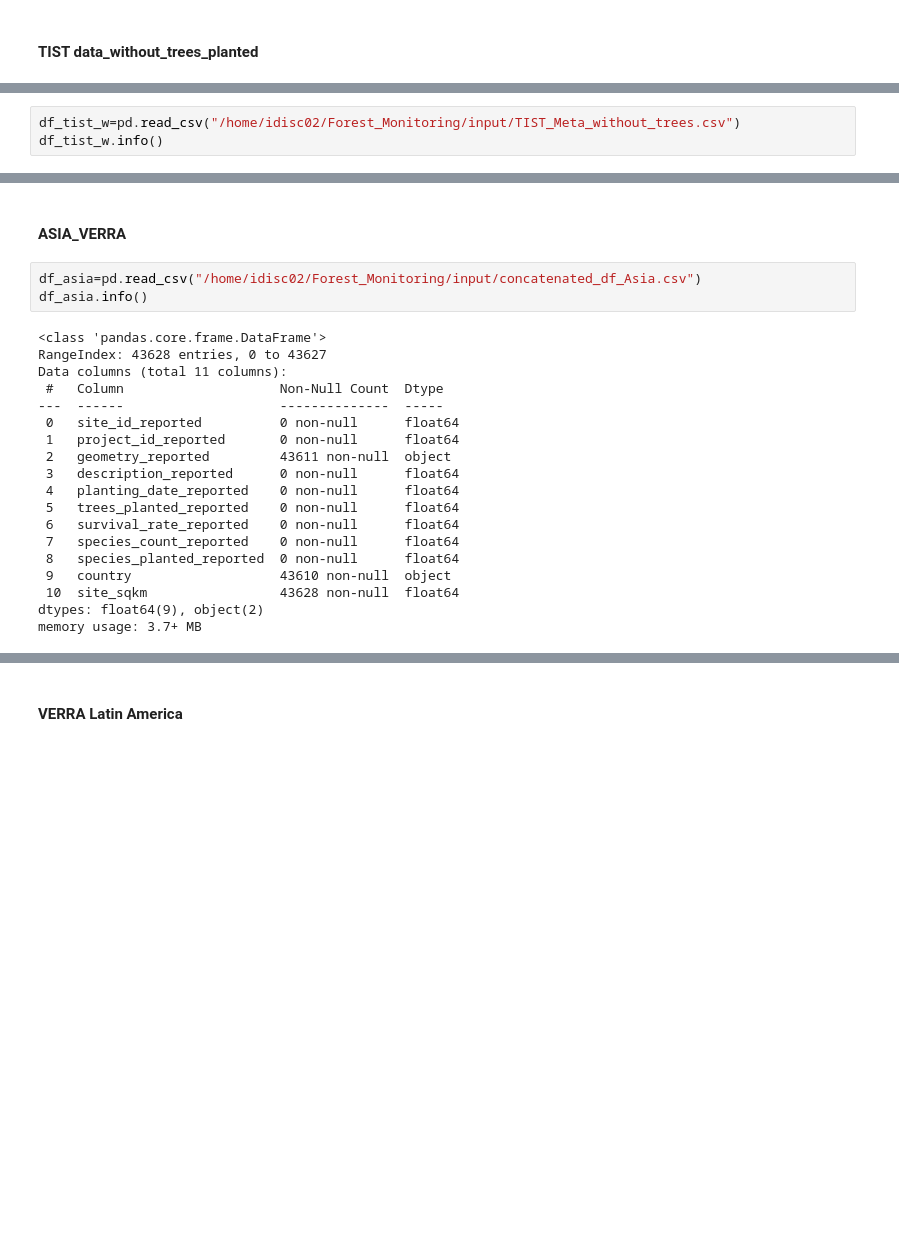
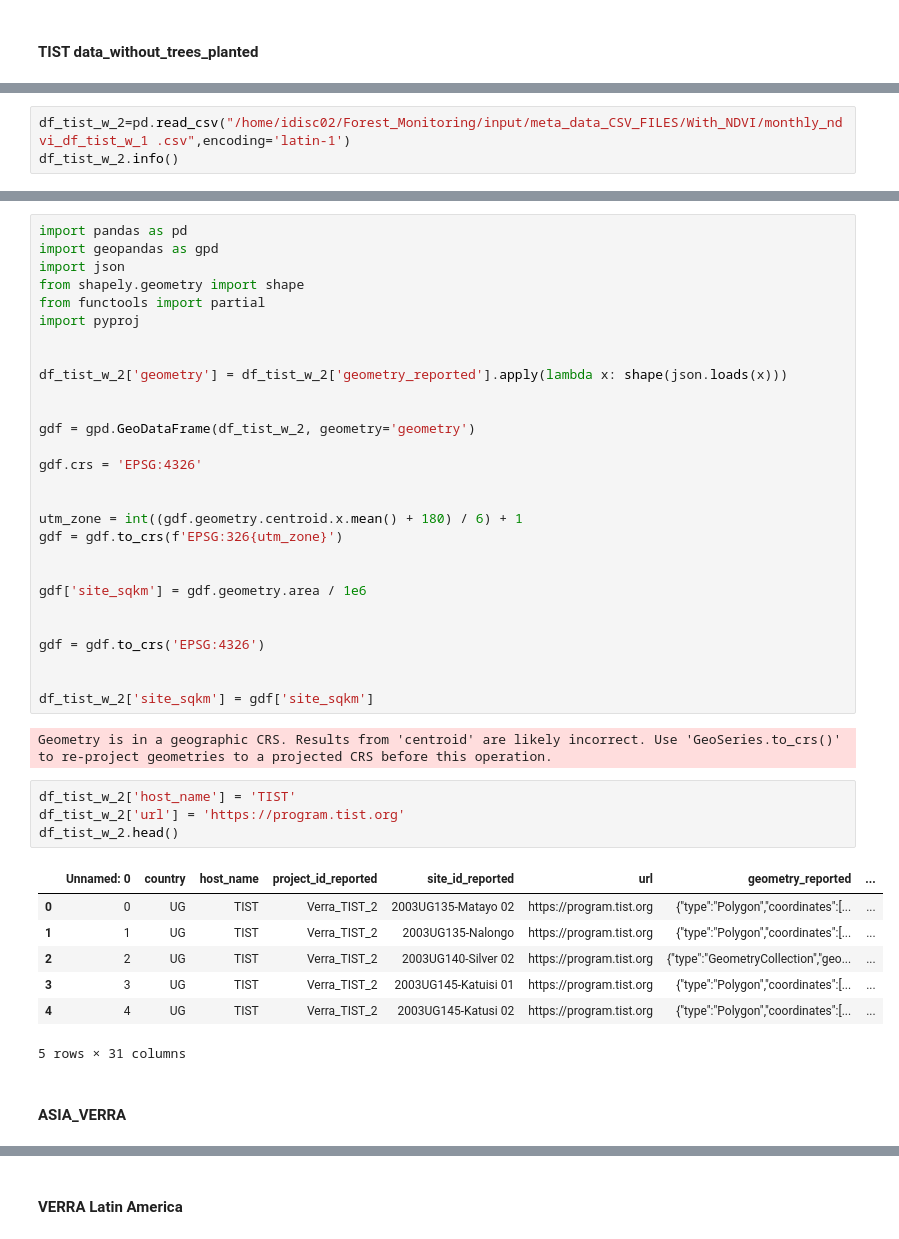
Before and after one commit to Societal-Computing/Forest_Monitoring, a Jupyter notebook: src/Database_Consolidation.ipynb, the cells around one changed output, grey strips where cells are left out. Cells and saved outputs as stored; diff of their text form; blank space fills up the shorter version.

```diff
--- a/src/Database_Consolidation.ipynb
+++ b/src/Database_Consolidation.ipynb
@@ -124,5 +390,5 @@ memory usage: 971.3+ KB
 # %%
-df_tist_w=pd.read_csv("/home/idisc02/Forest_Monitoring/input/TIST_Meta_without_trees.csv")
-df_tist_w.info()
+df_tist_w_2=pd.read_csv("/home/idisc02/Forest_Monitoring/input/meta_data_CSV_FILES/With_NDVI/monthly_ndvi_df_tist_w_1 .csv",encoding='latin-1')
+df_tist_w_2.info()
 # %% [output]
 <class 'pandas.core.frame.DataFrame'>
@@ -146,24 +411,44 @@ memory usage: 1.1+ MB
+# %%
+import pandas as pd
+import geopandas as gpd
+import json
+from shapely.geometry import shape
+from functools import partial
+import pyproj
+
+
+df_tist_w_2['geometry'] = df_tist_w_2['geometry_reported'].apply(lambda x: shape(json.loads(x)))
+
+
+gdf = gpd.GeoDataFrame(df_tist_w_2, geometry='geometry')
+
+gdf.crs = 'EPSG:4326'
+
+
+utm_zone = int((gdf.geometry.centroid.x.mean() + 180) / 6) + 1
+gdf = gdf.to_crs(f'EPSG:326{utm_zone}')
+
+
+gdf['site_sqkm'] = gdf.geometry.area / 1e6
+
+
+gdf = gdf.to_crs('EPSG:4326')
+
+
+df_tist_w_2['site_sqkm'] = gdf['site_sqkm']
+# %% [output]
+Geometry is in a geographic CRS. Results from 'centroid' are likely incorrect. Use 'GeoSeries.to_crs()' to re-project geometries to a projected CRS before this operation.
+# %%
+df_tist_w_2['host_name'] = 'TIST'
+df_tist_w_2['url'] = 'https://program.tist.org'
+df_tist_w_2.head()
+# %% [output]
+|  | Unnamed: 0 | country | host_name | project_id_reported | site_id_reported | url | geometry_reported | ... |
+| 0 | 0 | UG | TIST | Verra_TIST_2 | 2003UG135-Matayo 02 | https://program.tist.org | {"type":"Polygon","coordinates":[... | ... |
+| 1 | 1 | UG | TIST | Verra_TIST_2 | 2003UG135-Nalongo | https://program.tist.org | {"type":"Polygon","coordinates":[... | ... |
+| 2 | 2 | UG | TIST | Verra_TIST_2 | 2003UG140-Silver 02 | https://program.tist.org | {"type":"GeometryCollection","geo... | ... |
+| 3 | 3 | UG | TIST | Verra_TIST_2 | 2003UG145-Katuisi 01 | https://program.tist.org | {"type":"Polygon","coordinates":[... | ... |
+| 4 | 4 | UG | TIST | Verra_TIST_2 | 2003UG145-Katusi 02 | https://program.tist.org | {"type":"Polygon","coordinates":[... | ... |
+5 rows × 31 columns
 # %% [markdown]
 #### ASIA_VERRA
-# %%
-df_asia=pd.read_csv("/home/idisc02/Forest_Monitoring/input/concatenated_df_Asia.csv")
-df_asia.info()
-# %% [output]
-<class 'pandas.core.frame.DataFrame'>
-RangeIndex: 43628 entries, 0 to 43627
-Data columns (total 11 columns):
- #   Column                    Non-Null Count  Dtype
----  ------                    --------------  -----
- 0   site_id_reported          0 non-null      float64
- 1   project_id_reported       0 non-null      float64
- 2   geometry_reported         43611 non-null  object
- 3   description_reported      0 non-null      float64
- 4   planting_date_reported    0 non-null      float64
- 5   trees_planted_reported    0 non-null      float64
- 6   survival_rate_reported    0 non-null      float64
- 7   species_count_reported    0 non-null      float64
- 8   species_planted_reported  0 non-null      float64
- 9   country                   43610 non-null  object
- 10  site_sqkm                 43628 non-null  float64
-dtypes: float64(9), object(2)
-memory usage: 3.7+ MB
```
Also changed, not shown: parts of 59 cells of this notebook.
